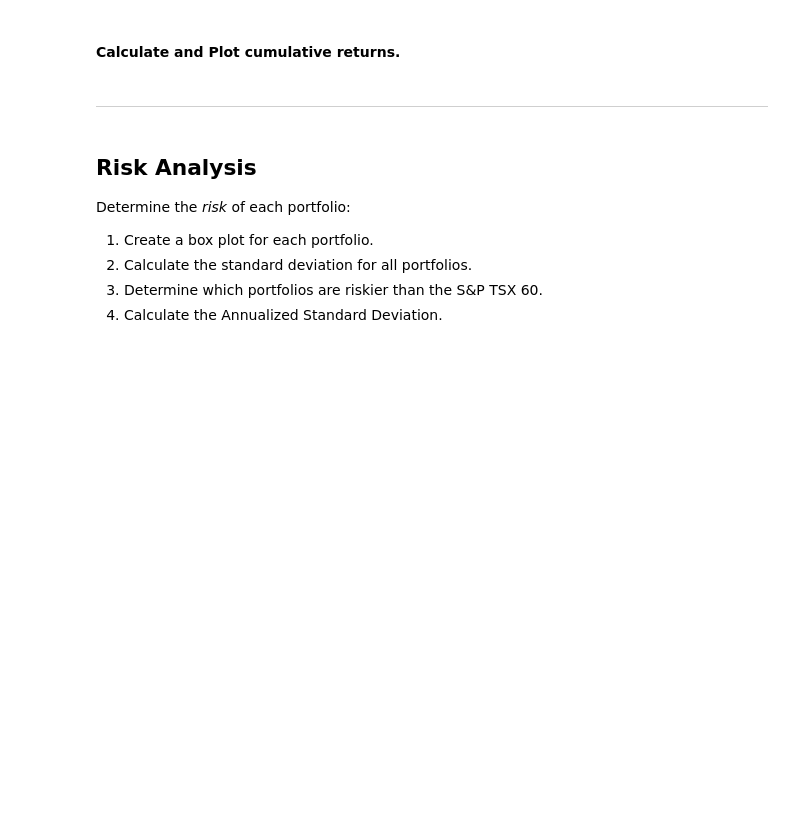
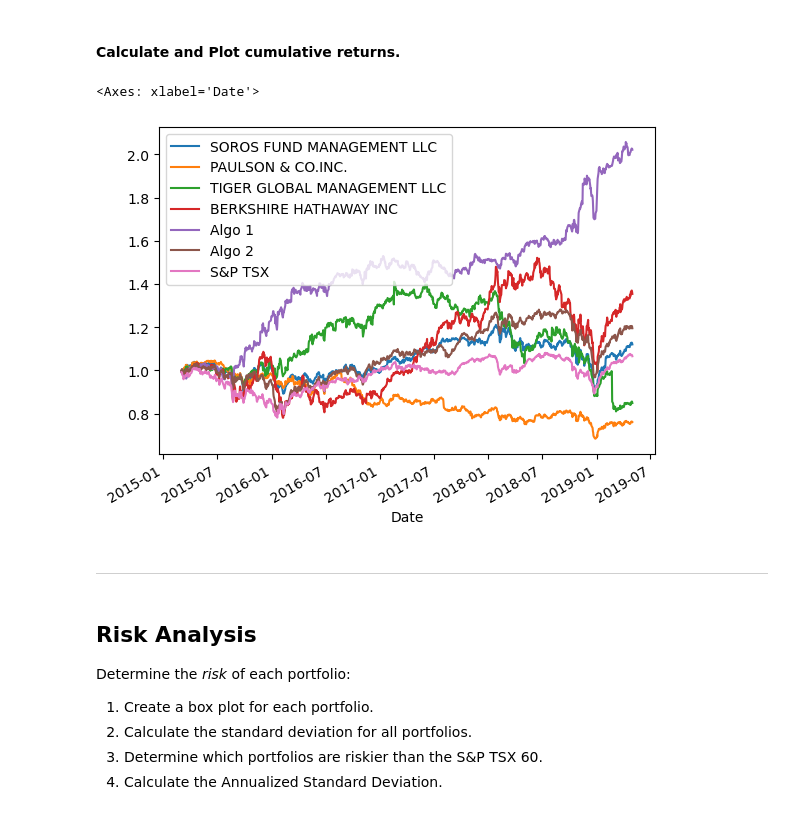
Before and after one commit to EthanB1/Portfolio-Returns-Analysis, a Jupyter notebook: whale_analysis.ipynb, the cells around one changed output. Cells and saved outputs as stored; diff of their text form; code cells hidden in the pictures; blank space fills up the shorter version.

```diff
--- a/whale_analysis.ipynb
+++ b/whale_analysis.ipynb
@@ -140,8 +155,12 @@ In this section, you will calculate and visualize performance and risk metrics f
 #### Calculate and Plot cumulative returns.
 # %%
 # Calculate cumulative returns of all portfolios
-
+portfolios_cr = (1 + portfolios).cumprod()
 # Plot cumulative returns
+portfolios_cr.plot()
+# %% [output]
+<Axes: xlabel='Date'>
+[figure, added]
 # %% [markdown]
 ---
 # %% [markdown]
```
Also changed, not shown: parts of 5 cells of this notebook.
